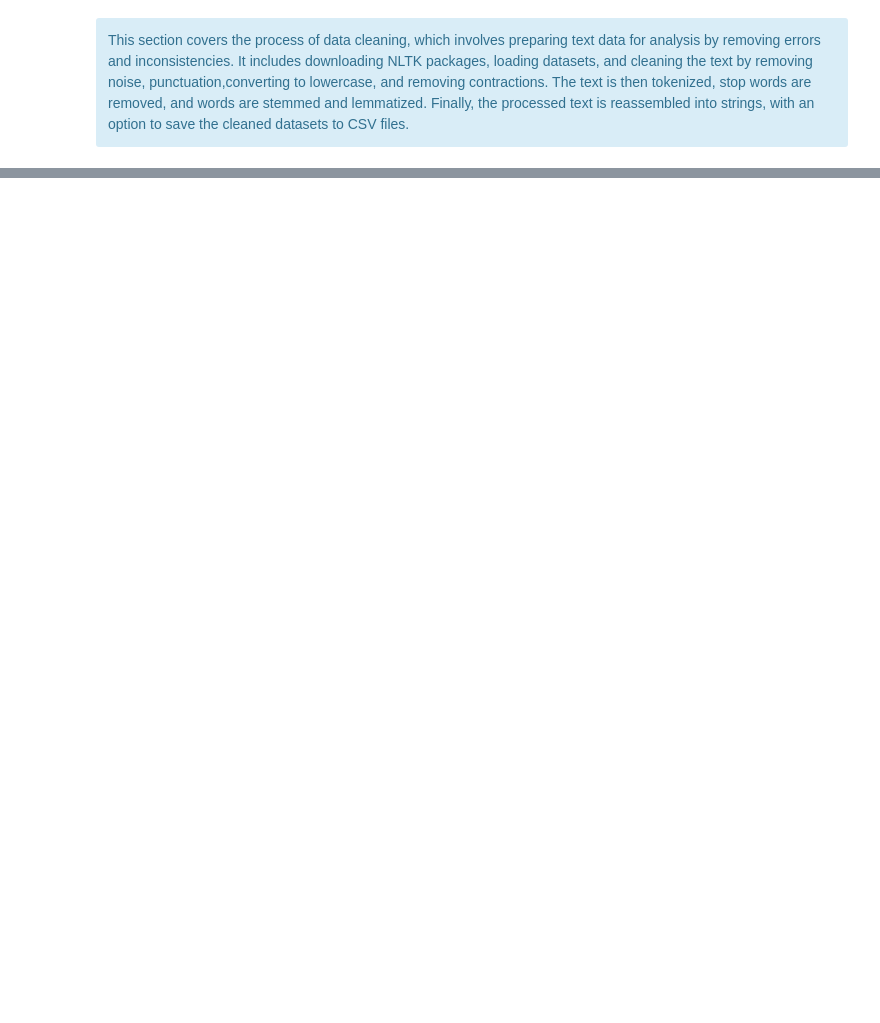
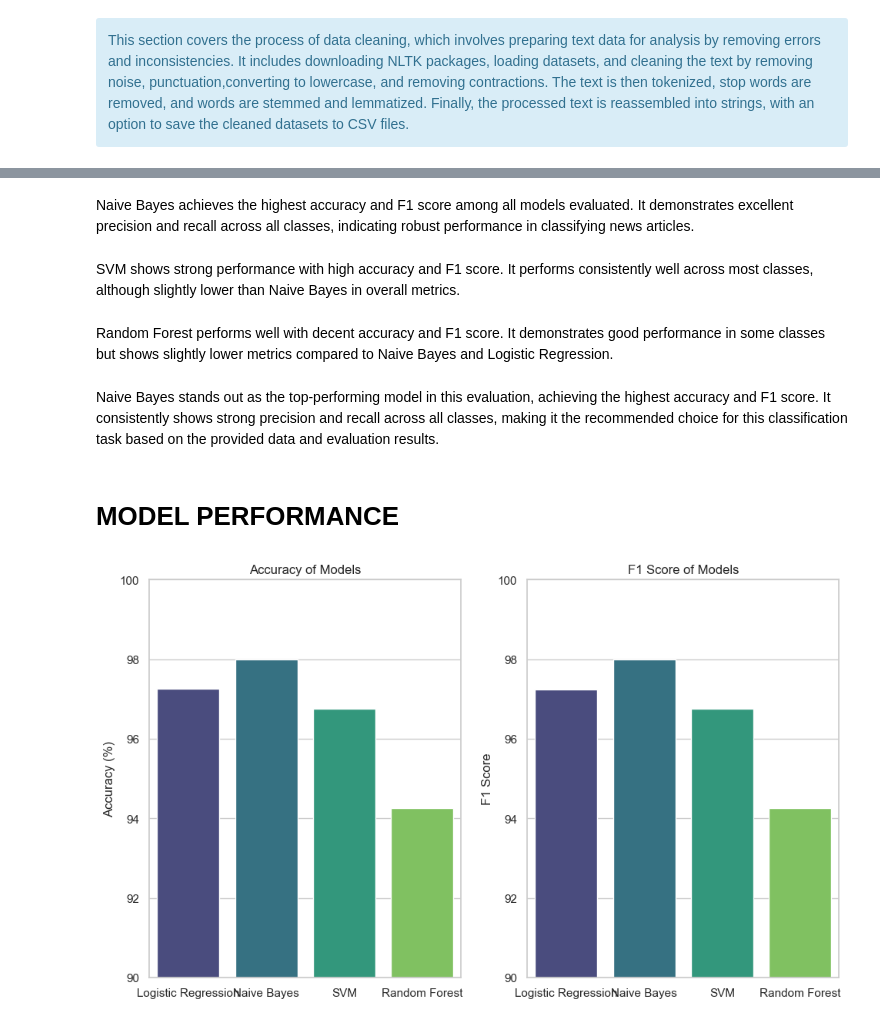
Before and after one commit to justin9503/2401FTDS_Classification_Project_Team_MM2, a Jupyter notebook: Classification_Project_Team_MM2.ipynb, the cells around one changed output, grey strips where cells are left out. Cells and saved outputs as stored; diff of their text form; code cells hidden in the pictures; blank space fills up the shorter version.

```diff
--- a/Classification_Project_Team_MM2.ipynb
+++ b/Classification_Project_Team_MM2.ipynb
@@ -245,0 +347,40 @@ plt.show()
+# %% [markdown]
+Naive Bayes achieves the highest accuracy and F1 score among all models evaluated. It demonstrates excellent precision and recall across all classes, indicating robust performance in classifying news articles.
+# %% [markdown]
+SVM shows strong performance with high accuracy and F1 score. It performs consistently well across most classes, although slightly lower than Naive Bayes in overall metrics.
+# %% [markdown]
+ Random Forest performs well with decent accuracy and F1 score. It demonstrates good performance in some classes but shows slightly lower metrics compared to Naive Bayes and Logistic Regression.
+# %% [markdown]
+Naive Bayes stands out as the top-performing model in this evaluation, achieving the highest accuracy and F1 score. It consistently shows strong precision and recall across all classes, making it the recommended choice for this classification task based on the provided data and evaluation results.
+# %% [markdown]
+# MODEL PERFORMANCE
+# %%
+
+# Data for models
+models = ['Logistic Regression', 'Naive Bayes', 'SVM', 'Random Forest']
+accuracy = [97.25, 98.00, 96.75, 94.25]
+f1_score = [97.24, 97.99, 96.76, 94.25]
+
+# Plotting
+plt.figure(figsize=(10, 6))
+sns.set(style='whitegrid')
+
+# Plotting accuracy
+plt.subplot(1, 2, 1)
+sns.barplot(x=models, y=accuracy, palette='viridis')
+plt.ylim([90, 100])
+plt.ylabel('Accuracy (%)')
+plt.title('Accuracy of Models')
+
+# Plotting F1 score
+plt.subplot(1, 2, 2)
+sns.barplot(x=models, y=f1_score, palette='viridis')
+plt.ylim([90, 100])
+plt.ylabel('F1 Score')
+plt.title('F1 Score of Models')
+
+# Adjust layout and display plot
+plt.tight_layout()
+plt.show()
+# %% [output]
+[figure, added]
```
Also changed, not shown: parts of 47 cells of this notebook, 2 other files.
